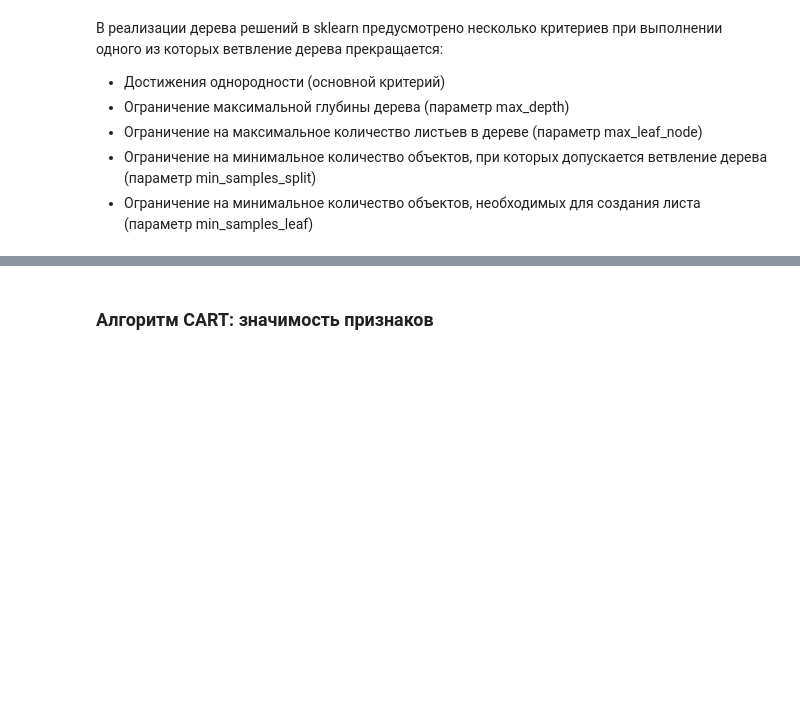
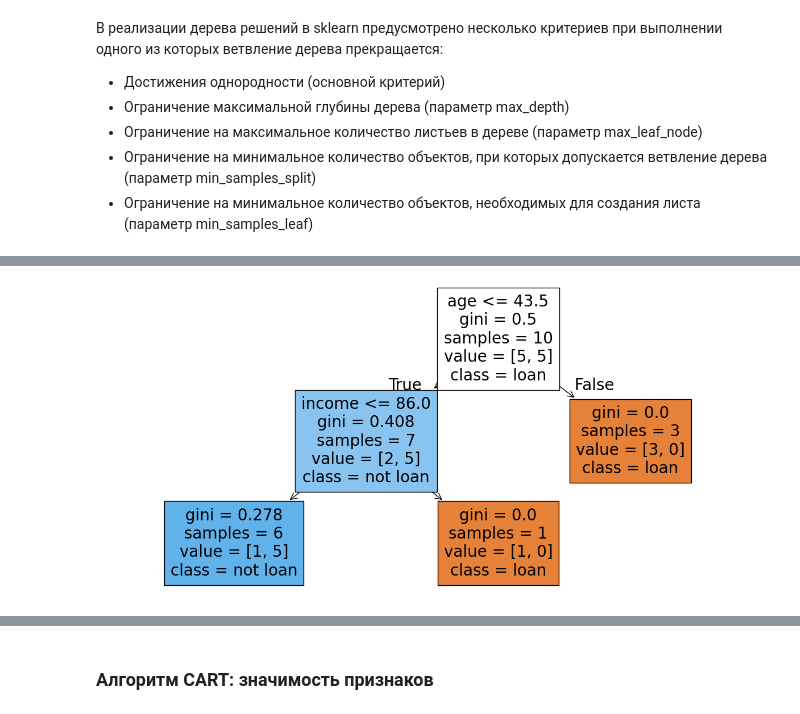
Before and after one commit to AlexGorel/IDE_NEW, a Jupyter notebook: MATH&ML-8. Алгоритмы на основе деревьев решений/DecisionTree_CART.ipynb, the cells around one changed output, grey strips where cells are left out. Cells and saved outputs as stored; diff of their text form; code cells hidden in the pictures; blank space fills up the shorter version.

```diff
--- a/MATH&ML-8. Алгоритмы на основе деревьев решений/DecisionTree_CART.ipynb
+++ b/MATH&ML-8. Алгоритмы на основе деревьев решений/DecisionTree_CART.ipynb
@@ -441,0 +566,18 @@ Predictions: [1 0 1 0 1 0 0 1 1 0]
+# %%
+dt = tree.DecisionTreeClassifier(
+    max_leaf_nodes=3,
+    random_state=42
+)
+dt.fit(X, y)
+
+
+fig = plt.figure(figsize=(15, 7))
+tree_graph = tree.plot_tree(
+    decision_tree=dt,
+    feature_names=X.columns,
+    class_names=['loan', 'not loan'],
+    filled=True,
+    impurity=True
+);
+# %% [output]
+[figure, added]
```
Also changed, not shown: parts of 11 cells of this notebook, 3 other files.
